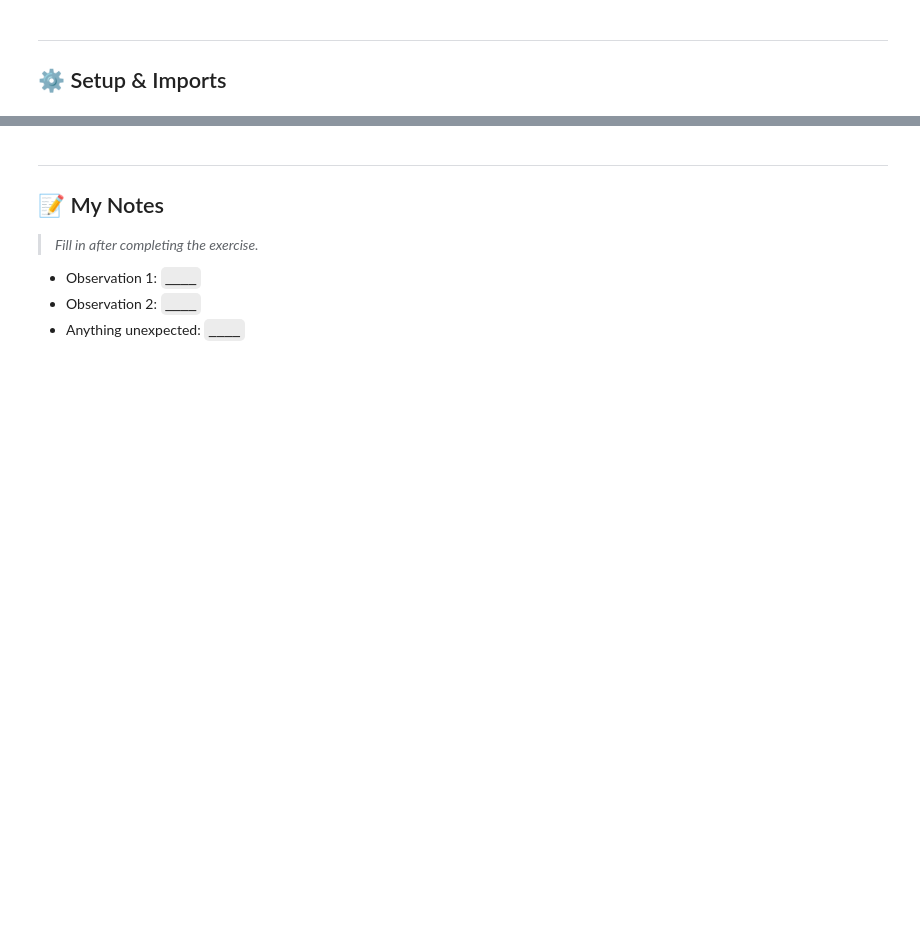
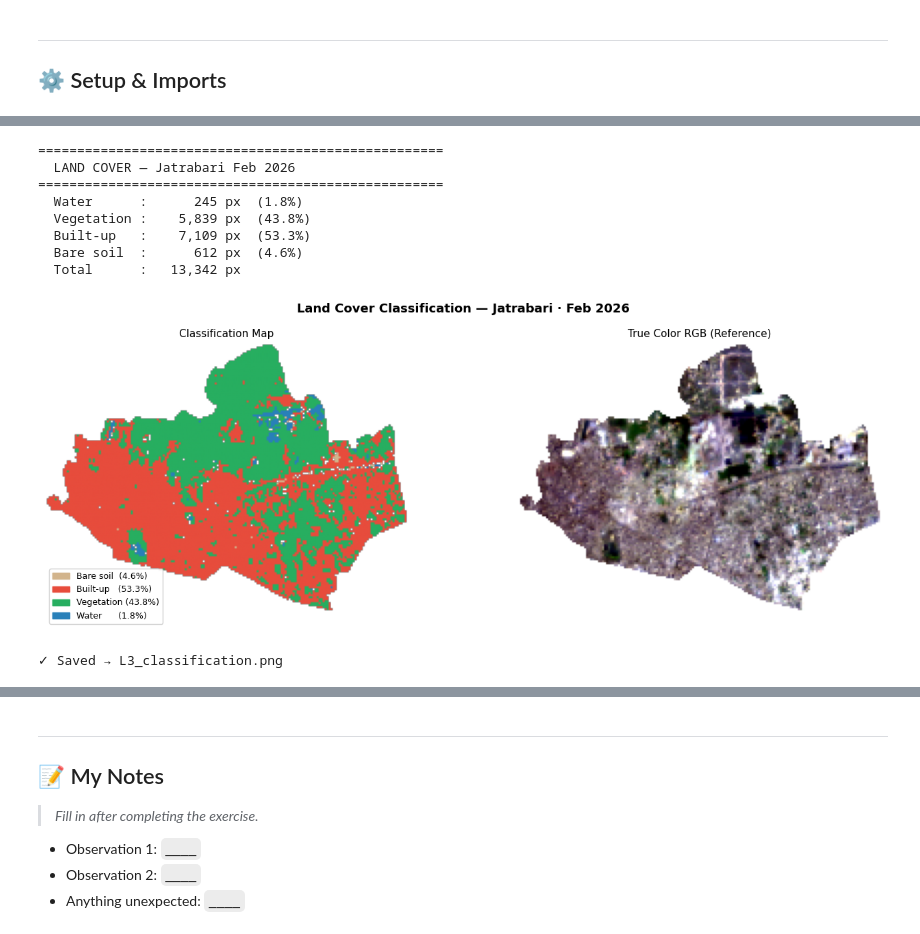
Before and after one commit to sahriararman/geospatial-cv-roadmap, a Jupyter notebook: notebooks/phase1_raster_foundations/L3_spectral_indices.ipynb, the cells around one changed output, grey strips where cells are left out. Drawn from its saved outputs; the diff is of its cells as text; code cells hidden in the pictures; blank space fills up the shorter version.

```diff
--- a/notebooks/phase1_raster_foundations/L3_spectral_indices.ipynb
+++ b/notebooks/phase1_raster_foundations/L3_spectral_indices.ipynb
@@ -69,0 +286,69 @@ print(f'File found: {TIF_PATH.exists()}')
+# %%
+# ── Cell 6: Classification with correct thresholds ────────────────────────
+# Thresholds for urban Bangladesh dry season
+water_mask = MNDWI > 0.1          # water
+veg_mask   = NDVI  > 0.2          # vegetation
+urban_mask = (NDBI > -0.05) & ~water_mask & ~veg_mask  # built-up
+bare_mask  = (NDVI < 0.1)  & ~water_mask               # bare soil
+
+total = np.sum(~np.isnan(NDVI))
+
+print("=" * 52)
+print("  LAND COVER — Jatrabari Feb 2026")
+print("=" * 52)
+print(f"  Water      : {np.nansum(water_mask):>8,} px  ({np.nansum(water_mask)/total*100:.1f}%)")
+print(f"  Vegetation : {np.nansum(veg_mask):>8,} px  ({np.nansum(veg_mask)/total*100:.1f}%)")
+print(f"  Built-up   : {np.nansum(urban_mask):>8,} px  ({np.nansum(urban_mask)/total*100:.1f}%)")
+print(f"  Bare soil  : {np.nansum(bare_mask):>8,} px  ({np.nansum(bare_mask)/total*100:.1f}%)")
+print(f"  Total      : {total:>8,} px")
+
+# ── Visualize classification map ───────────────────────────────────────────
+fig, axes = plt.subplots(1, 2, figsize=(14, 5))
+fig.suptitle('Land Cover Classification — Jatrabari · Feb 2026',
+             fontsize=13, fontweight='bold')
+
+# Classification map
+class_map = np.full(NDVI.shape, np.nan)
+class_map[bare_mask]  = 1   # bare soil
+class_map[urban_mask] = 2   # built-up
+class_map[veg_mask]   = 3   # vegetation
+class_map[water_mask] = 4   # water
+
+from matplotlib.colors import ListedColormap
+from matplotlib.patches import Patch
+cmap = ListedColormap(['#D2B48C', '#E74C3C', '#27AE60', '#2980B9'])
+
+im = axes[0].imshow(class_map, cmap=cmap, vmin=1, vmax=4)
+axes[0].set_title('Classification Map', fontsize=11)
+axes[0].axis('off')
+legend = [
+    Patch(color='#D2B48C', label=f'Bare soil  ({np.nansum(bare_mask)/total*100:.1f}%)'),
+    Patch(color='#E74C3C', label=f'Built-up   ({np.nansum(urban_mask)/total*100:.1f}%)'),
+    Patch(color='#27AE60', label=f'Vegetation ({np.nansum(veg_mask)/total*100:.1f}%)'),
+    Patch(color='#2980B9', label=f'Water      ({np.nansum(water_mask)/total*100:.1f}%)'),
+]
+axes[0].legend(handles=legend, loc='lower left', fontsize=9,
+               framealpha=0.9)
+
+# RGB reference
+rgb = np.stack([display(red), display(green), display(blue)], axis=-1)
+rgb[np.isnan(red)] = 1.0
+axes[1].imshow(rgb)
+axes[1].set_title('True Color RGB (Reference)', fontsize=11)
+axes[1].axis('off')
+
+plt.tight_layout()
+plt.savefig(FIG_DIR / 'L3_classification.png', dpi=150, bbox_inches='tight')
+plt.show()
+print("✓ Saved → L3_classification.png")
+# %% [output]
+====================================================
+  LAND COVER — Jatrabari Feb 2026
+====================================================
+  Water      :      245 px  (1.8%)
+  Vegetation :    5,839 px  (43.8%)
+  Built-up   :    7,109 px  (53.3%)
+  Bare soil  :      612 px  (4.6%)
+  Total      :   13,342 px
+[figure, added]
+✓ Saved → L3_classification.png
```
Also changed, not shown: parts of 10 cells of this notebook, 6 other files.
